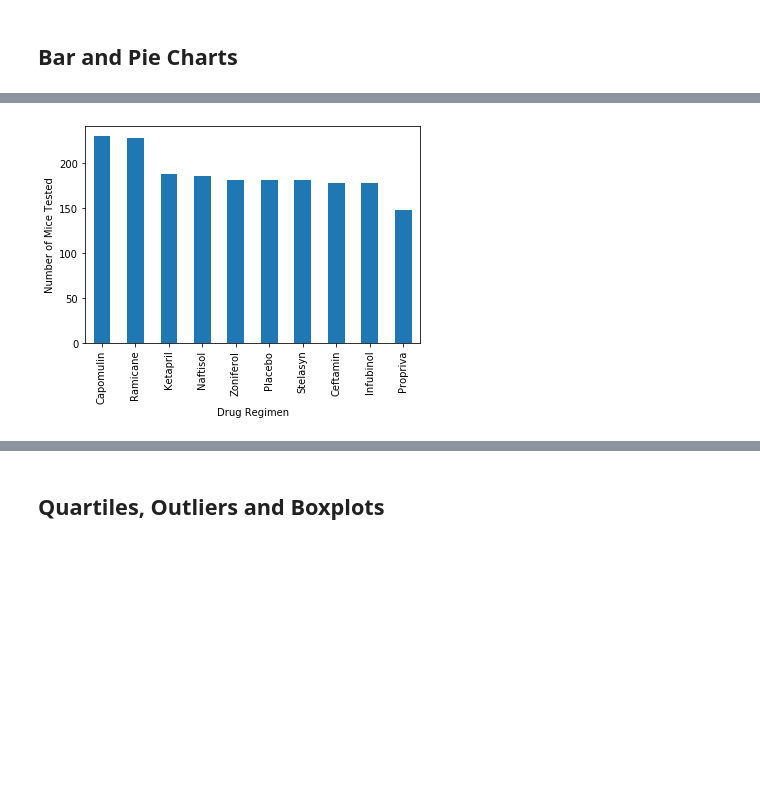
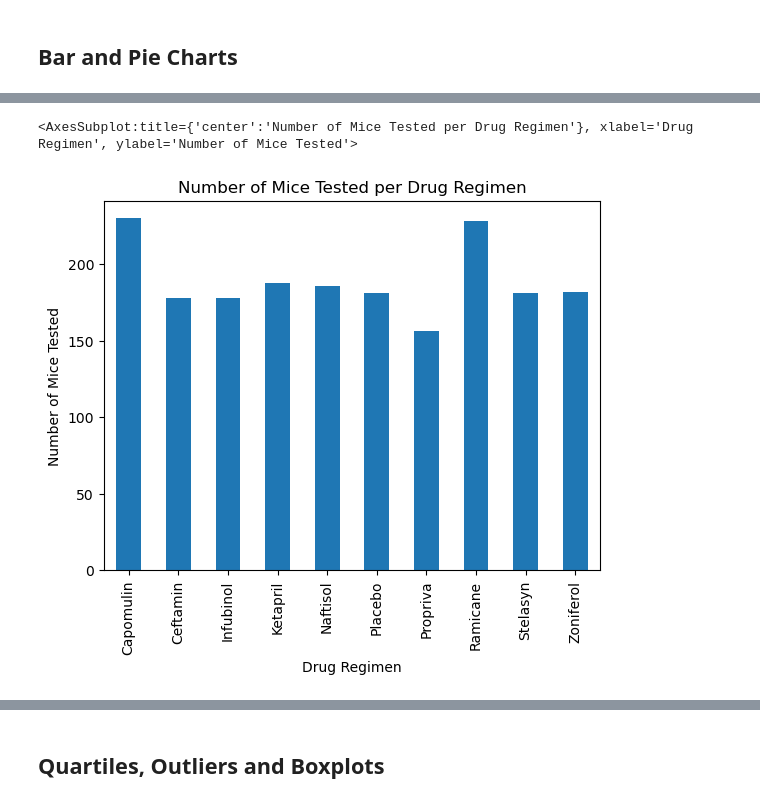
Before and after one commit to DavidsonRCan2/data-vis-challenge, a Jupyter notebook: Pymaceuticals/pymaceuticals_main.ipynb, the cells around one changed output, grey strips where cells are left out. Saved outputs shown, nothing was run; the diff lists cells and outputs as text; code cells hidden in the pictures; blank space fills up the shorter version.

Commit message:
Plots completed.

```diff
--- a/Pymaceuticals/pymaceuticals_main.ipynb
+++ b/Pymaceuticals/pymaceuticals_main.ipynb
@@ -172,3 +173,8 @@ tvstatsbydrug
 | Zoniferol | 53.236507 | 51.818479 | 48.533355 | 6.966589 | 0.516398 |
 # %% [markdown]
 ## Bar and Pie Charts
+# %%
+mice_tested_per_drug = final_mice.groupby(["Drug Regimen"])["Mouse ID"].count()
+mice_tested_per_drug = pd.DataFrame(mice_tested_per_drug)
+mice_tested_per_drug.columns=["Number of Mice Tested"]
+mice_tested_per_drug
@@ -175,4 +194,6 @@ tvstatsbydrug
 # %%
 # Generate a bar plot showing the total number of timepoints for all mice tested for each drug regimen using Pandas.
+mice_tested_per_drug.plot.bar(ylabel='Number of Mice Tested', title='Number of Mice Tested per Drug Regimen', legend=False)
 # %% [output]
+<AxesSubplot:title={'center':'Number of Mice Tested per Drug Regimen'}, xlabel='Drug Regimen', ylabel='Number of Mice Tested'>
-[figure, old version]
+[figure, new version]
```
Also changed, not shown: parts of 7 cells of this notebook.
